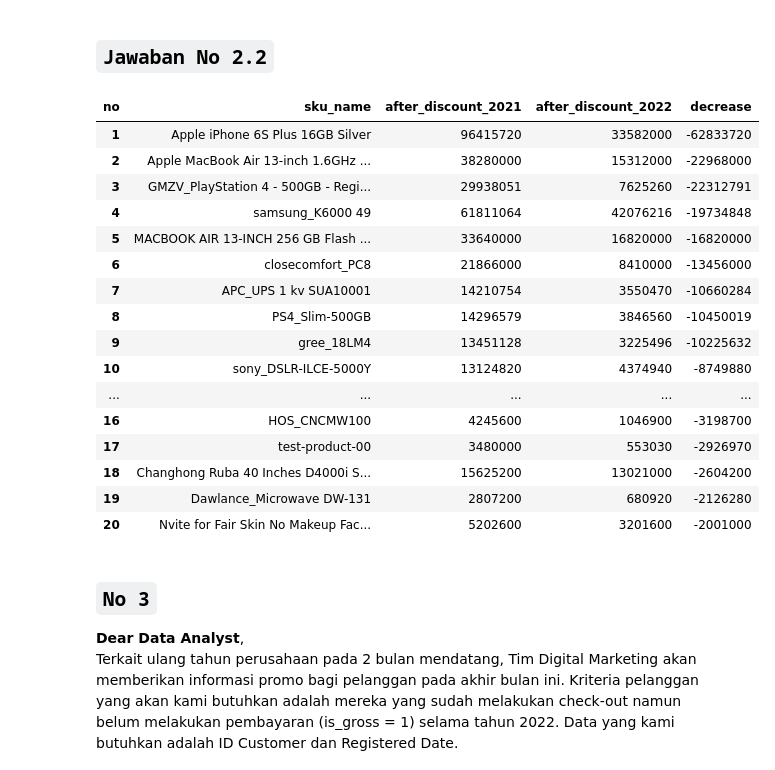
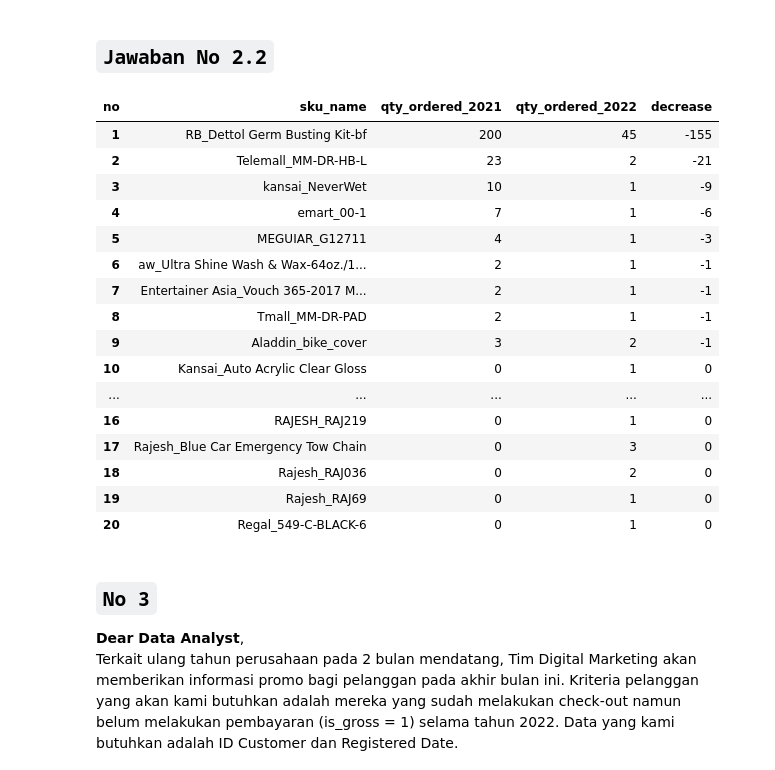
Before and after one commit to rizky-syahputra/python_for_da, a Jupyter notebook: Python_sales_analysis_pandas.ipynb, the cells around one changed output. Cells and saved outputs as stored; diff of their text form; code cells hidden in the pictures.

```diff
--- a/Python_sales_analysis_pandas.ipynb
+++ b/Python_sales_analysis_pandas.ipynb
@@ -314,47 +313,53 @@ sales
 # %% [markdown]
 ## `Jawaban No 2.2`
 # %%
-merged_df = df_sd.merge(df_od, left_on='id', right_on='sku_id')
+merged_df = df_sd.merge(df_od[df_od['is_valid'] == 1], left_on='id', right_on='sku_id')
+
 merged_df['order_date'] = pd.to_datetime(merged_df['order_date'])
 
-df_2021 = merged_df[merged_df['order_date'].dt.year == 2021]
-df_2022 = merged_df[merged_df['order_date'].dt.year == 2022]
+df_2021 = merged_df[(merged_df['order_date'].dt.year == 2021) & (merged_df['category'] == 'Others')]
+df_2022 = merged_df[(merged_df['order_date'].dt.year == 2022) & (merged_df['category'] == 'Others')]
 
-grouped_2021 = df_2021.groupby('sku_name')['after_discount'].sum()
-grouped_2022 = df_2022.groupby('sku_name')['after_discount'].sum()
+grouped_2021 = df_2021.groupby('sku_name')['qty_ordered'].sum()
+grouped_2022 = df_2022.groupby('sku_name')['qty_ordered'].sum()
 
-products = pd.concat([grouped_2021, grouped_2022], axis=1, keys=['after_discount_2021', 'after_discount_2022'])
-products['decrease'] = products['after_discount_2022'] - products['after_discount_2021']
+products = pd.concat([grouped_2021, grouped_2022], axis=1, keys=['qty_ordered_2021', 'qty_ordered_2022'])
 
-products = (
+products['decrease'] = products['qty_ordered_2022'] - products['qty_ordered_2021']
+
+products.fillna(0, inplace=True)
+
+products = products.astype({'qty_ordered_2021': int, 'qty_ordered_2022': int, 'decrease': int})
+
+top_products = (
     products
     .sort_values(by='decrease', ascending=True)
     .head(20)
     .reset_index()
     .rename_axis('no', axis=1)
-    .astype({'after_discount_2021': int, 'after_discount_2022': int}))
-products['decrease'] = products['decrease'].astype(int)
-products.index += 1
+)
 
-products
+top_products.index += 1
+
+top_products
 # %% [output]
-| no | sku_name | after_discount_2021 | after_discount_2022 | decrease |
-| 1 | Apple iPhone 6S Plus 16GB Silver | 96415720 | 33582000 | -62833720 |
-| 2 | Apple MacBook Air 13-inch 1.6GHz ... | 38280000 | 15312000 | -22968000 |
-| 3 | GMZV_PlayStation 4 - 500GB - Regi... | 29938051 | 7625260 | -22312791 |
-| 4 | samsung_K6000 49 | 61811064 | 42076216 | -19734848 |
-| 5 | MACBOOK AIR 13-INCH 256 GB Flash ... | 33640000 | 16820000 | -16820000 |
-| 6 | closecomfort_PC8 | 21866000 | 8410000 | -13456000 |
-| 7 | APC_UPS 1 kv SUA10001 | 14210754 | 3550470 | -10660284 |
-| 8 | PS4_Slim-500GB | 14296579 | 3846560 | -10450019 |
-| 9 | gree_18LM4 | 13451128 | 3225496 | -10225632 |
-| 10 | sony_DSLR-ILCE-5000Y | 13124820 | 4374940 | -8749880 |
+| no | sku_name | qty_ordered_2021 | qty_ordered_2022 | decrease |
+| 1 | RB_Dettol Germ Busting Kit-bf | 200 | 45 | -155 |
+| 2 | Telemall_MM-DR-HB-L | 23 | 2 | -21 |
+| 3 | kansai_NeverWet | 10 | 1 | -9 |
+| 4 | emart_00-1 | 7 | 1 | -6 |
+| 5 | MEGUIAR_G12711 | 4 | 1 | -3 |
+| 6 | aw_Ultra Shine Wash & Wax-64oz./1... | 2 | 1 | -1 |
+| 7 | Entertainer Asia_Vouch 365-2017 M... | 2 | 1 | -1 |
+| 8 | Tmall_MM-DR-PAD | 2 | 1 | -1 |
+| 9 | Aladdin_bike_cover | 3 | 2 | -1 |
+| 10 | Kansai_Auto Acrylic Clear Gloss | 0 | 1 | 0 |
 | ... | ... | ... | ... | ... |
-| 16 | HOS_CNCMW100 | 4245600 | 1046900 | -3198700 |
-| 17 | test-product-00 | 3480000 | 553030 | -2926970 |
-| 18 | Changhong Ruba 40 Inches D4000i S... | 15625200 | 13021000 | -2604200 |
-| 19 | Dawlance_Microwave DW-131 | 2807200 | 680920 | -2126280 |
-| 20 | Nvite for Fair Skin No Makeup Fac... | 5202600 | 3201600 | -2001000 |
+| 16 | RAJESH_RAJ219 | 0 | 1 | 0 |
+| 17 | Rajesh_Blue Car Emergency Tow Chain | 0 | 3 | 0 |
+| 18 | Rajesh_RAJ036 | 0 | 2 | 0 |
+| 19 | Rajesh_RAJ69 | 0 | 1 | 0 |
+| 20 | Regal_549-C-BLACK-6 | 0 | 1 | 0 |
 # %% [markdown]
 ## `No 3`
 **Dear Data Analyst**,
```
Also changed, not shown: parts of 6 cells of this notebook.
